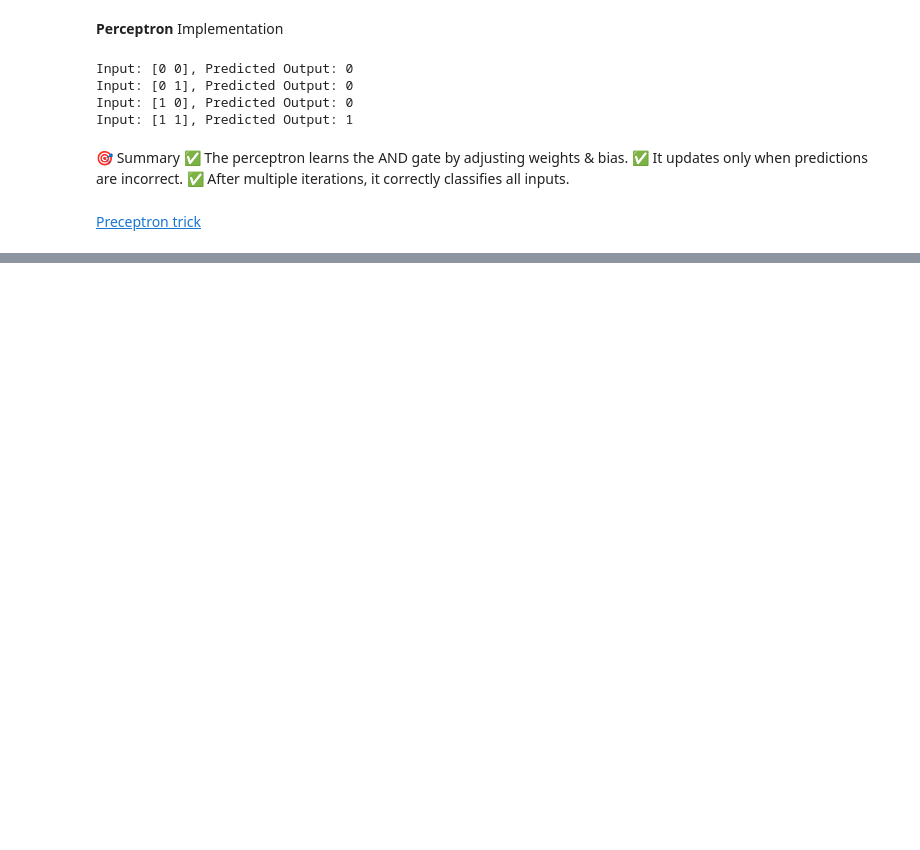
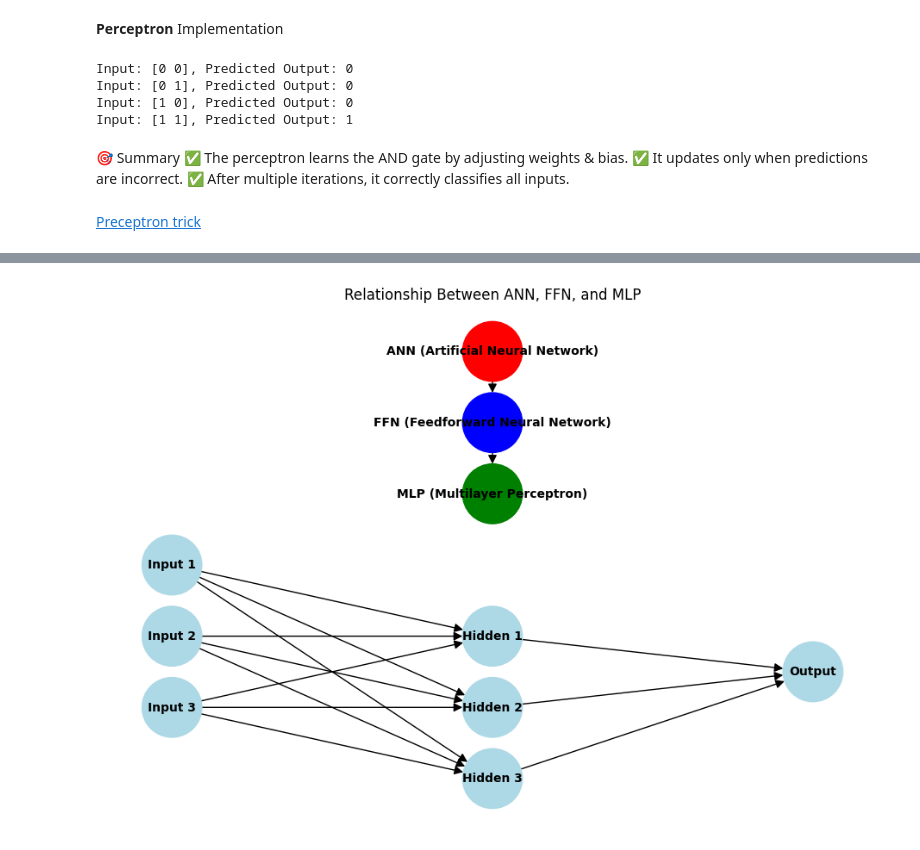
Before and after one commit to Mahadevkharmate/DeepLearning_Hub, a Jupyter notebook: tutorials/001_intro_to_deep_learning.ipynb, the cells around one changed output, grey strips where cells are left out. Drawn from its saved outputs; the diff is of its cells as text; code cells hidden in the pictures; blank space fills up the shorter version.

```diff
--- a/tutorials/001_intro_to_deep_learning.ipynb
+++ b/tutorials/001_intro_to_deep_learning.ipynb
@@ -61,0 +178,63 @@ Input: [1 1], Predicted Output: 1
+# %%
+import matplotlib.pyplot as plt
+import networkx as nx
+
+def draw_ann_ffn_mlp():
+    # Create a directed graph
+    G = nx.DiGraph()
+
+    # Define categories
+    G.add_node("ANN (Artificial Neural Network)", color="red")
+    G.add_node("FFN (Feedforward Neural Network)", color="blue")
+    G.add_node("MLP (Multilayer Perceptron)", color="green")
+
+    # Define layers in MLP
+    input_nodes = ["Input 1", "Input 2", "Input 3"]
+    hidden_nodes = ["Hidden 1", "Hidden 2", "Hidden 3"]
+    output_nodes = ["Output"]
+
+    # Add nodes to graph
+    for node in input_nodes + hidden_nodes + output_nodes:
+        G.add_node(node, color="lightblue")
+
+    # Connect ANN → FFN → MLP
+    G.add_edge("ANN (Artificial Neural Network)", "FFN (Feedforward Neural Network)")
+    G.add_edge("FFN (Feedforward Neural Network)", "MLP (Multilayer Perceptron)")
+
+    # Connect input layer to hidden layer
+    for input_node in input_nodes:
+        for hidden_node in hidden_nodes:
+            G.add_edge(input_node, hidden_node)
+
+    # Connect hidden layer to output layer
+    for hidden_node in hidden_nodes:
+        for output_node in output_nodes:
+            G.add_edge(hidden_node, output_node)
+
+    # Define node positions
+    pos = {
+        "ANN (Artificial Neural Network)": (0, 3),
+        "FFN (Feedforward Neural Network)": (0, 2),
+        "MLP (Multilayer Perceptron)": (0, 1),
+    }
+    for i, node in enumerate(input_nodes):
+        pos[node] = (-1, -i)
+    for i, node in enumerate(hidden_nodes):
+        pos[node] = (0, -i - 1)
+    for i, node in enumerate(output_nodes):
+        pos[node] = (1, -1.5)
+
+    # Get node colors
+    node_colors = [G.nodes[node].get("color", "gray") for node in G.nodes]
+
+    # Draw the graph
+    plt.figure(figsize=(9, 6))
+    nx.draw(G, pos, with_labels=True, node_size=2500, node_color=node_colors, font_size=10, font_weight="bold", edge_color="black", arrowsize=15)
+
+    plt.title("Relationship Between ANN, FFN, and MLP")
+    plt.show()
+
+# Call function to draw the visualization
+draw_ann_ffn_mlp()
+# %% [output]
+[figure, added]
```
Also changed, not shown: parts of 6 cells of this notebook.
